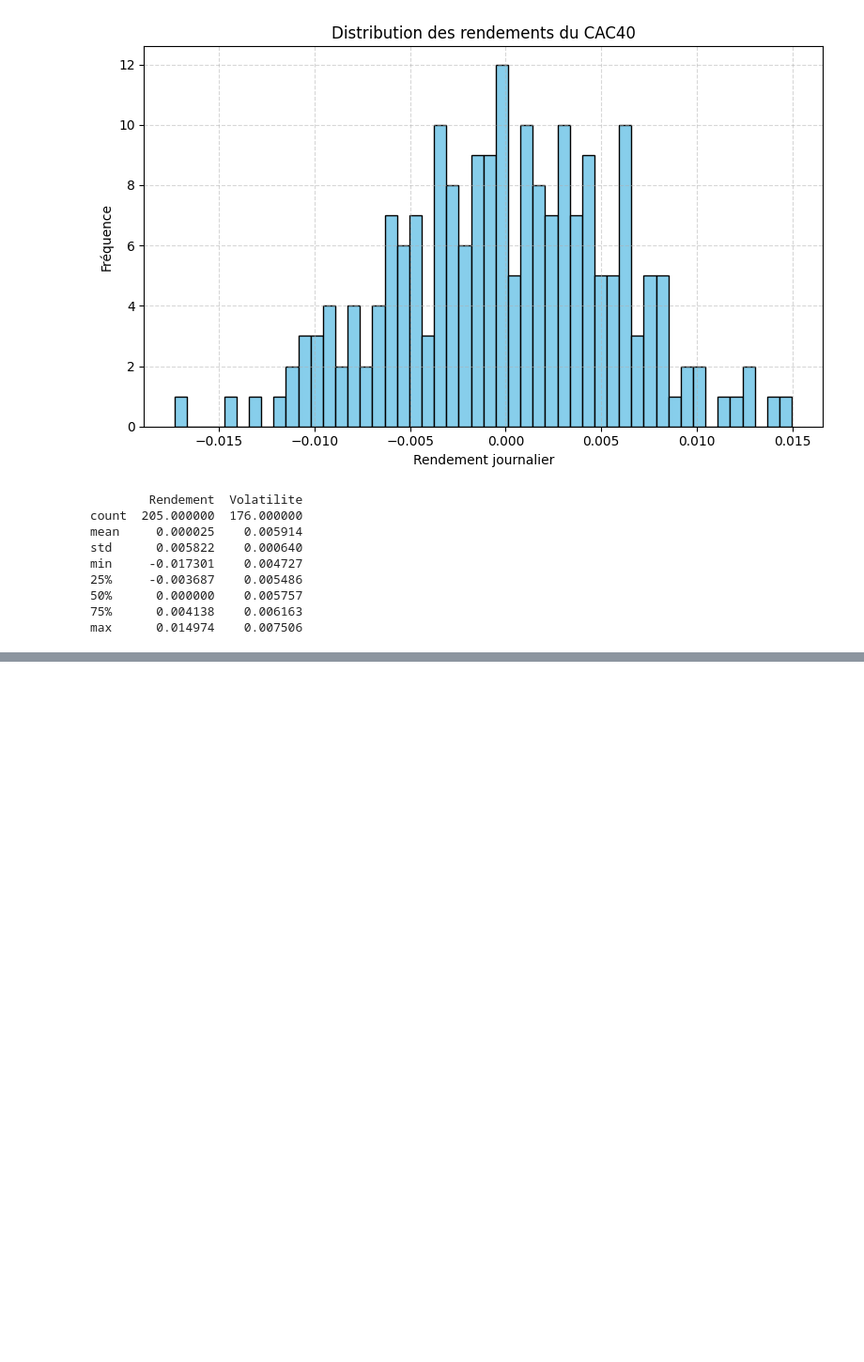
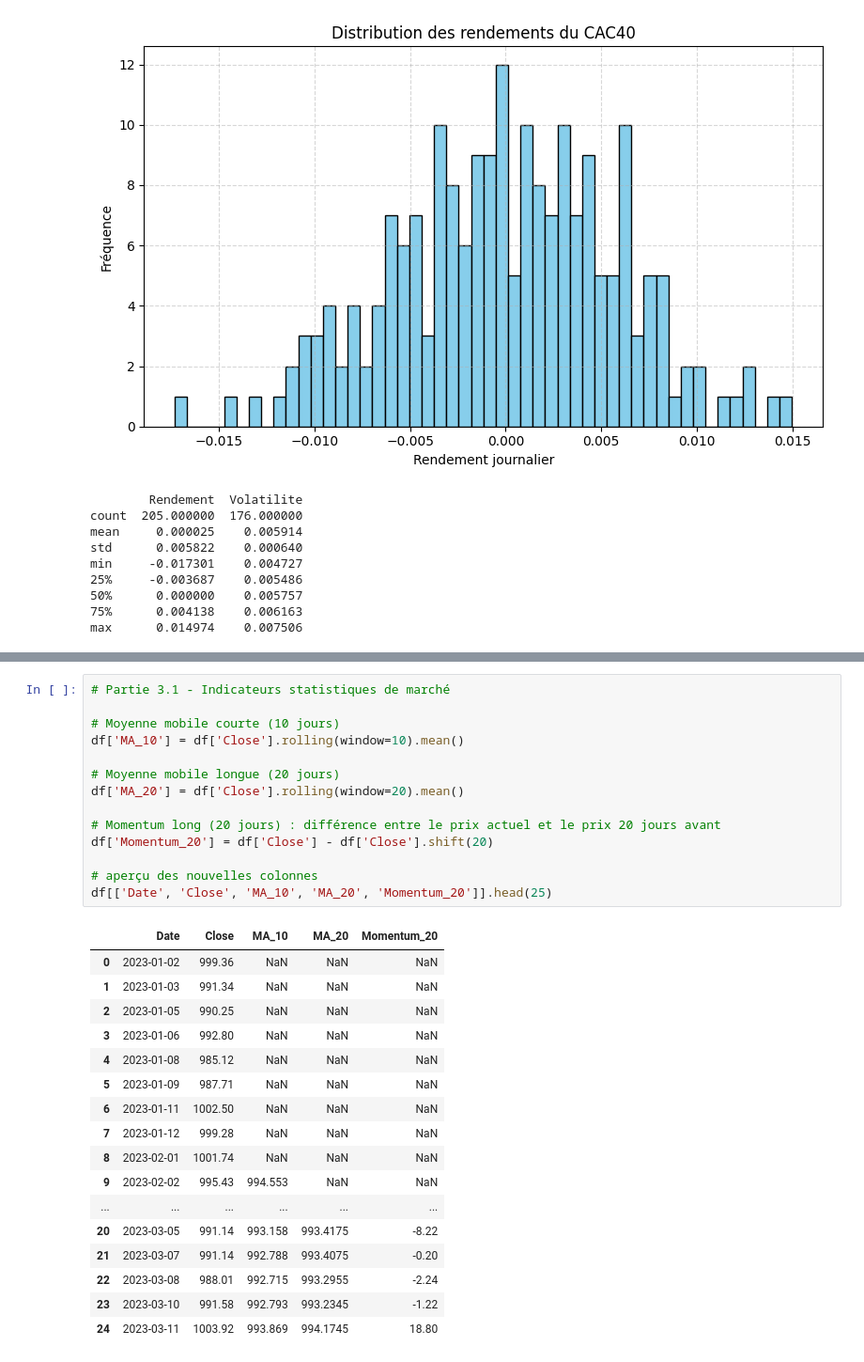
Before and after one commit to romain-sadar/tp-data, a Jupyter notebook: notebook.ipynb, the cells around one changed output, grey strips where cells are left out. Shown at 94% size. Saved outputs shown, nothing was run; the diff lists cells and outputs as text; blank space fills up the shorter version.

```diff
--- a/notebook.ipynb
+++ b/notebook.ipynb
@@ -333,3 +333,35 @@ Anomalies détectées :
 2024-02-09 1013.89  999.574333   14.315667
 2024-03-09 1018.42 1002.525000   15.895000
 2024-12-01  992.42 1003.694000  -11.274000
+# %%
+# Partie 3.1 - Indicateurs statistiques de marché
+
+# Moyenne mobile courte (10 jours)
+df['MA_10'] = df['Close'].rolling(window=10).mean()
+
+# Moyenne mobile longue (20 jours)
+df['MA_20'] = df['Close'].rolling(window=20).mean()
+
+# Momentum long (20 jours) : différence entre le prix actuel et le prix 20 jours avant
+df['Momentum_20'] = df['Close'] - df['Close'].shift(20)
+
+# aperçu des nouvelles colonnes
+df[['Date', 'Close', 'MA_10', 'MA_20', 'Momentum_20']].head(25)
+# %% [output]
+|  | Date | Close | MA_10 | MA_20 | Momentum_20 |
+| 0 | 2023-01-02 | 999.36 | NaN | NaN | NaN |
+| 1 | 2023-01-03 | 991.34 | NaN | NaN | NaN |
+| 2 | 2023-01-05 | 990.25 | NaN | NaN | NaN |
+| 3 | 2023-01-06 | 992.80 | NaN | NaN | NaN |
+| 4 | 2023-01-08 | 985.12 | NaN | NaN | NaN |
+| 5 | 2023-01-09 | 987.71 | NaN | NaN | NaN |
+| 6 | 2023-01-11 | 1002.50 | NaN | NaN | NaN |
+| 7 | 2023-01-12 | 999.28 | NaN | NaN | NaN |
+| 8 | 2023-02-01 | 1001.74 | NaN | NaN | NaN |
+| 9 | 2023-02-02 | 995.43 | 994.553 | NaN | NaN |
+| ... | ... | ... | ... | ... | ... |
+| 20 | 2023-03-05 | 991.14 | 993.158 | 993.4175 | -8.22 |
+| 21 | 2023-03-07 | 991.14 | 992.788 | 993.4075 | -0.20 |
+| 22 | 2023-03-08 | 988.01 | 992.715 | 993.2955 | -2.24 |
+| 23 | 2023-03-10 | 991.58 | 992.793 | 993.2345 | -1.22 |
+| 24 | 2023-03-11 | 1003.92 | 993.869 | 994.1745 | 18.80 |
```
Also changed, not shown: parts of 5 cells of this notebook, 1 other file.
